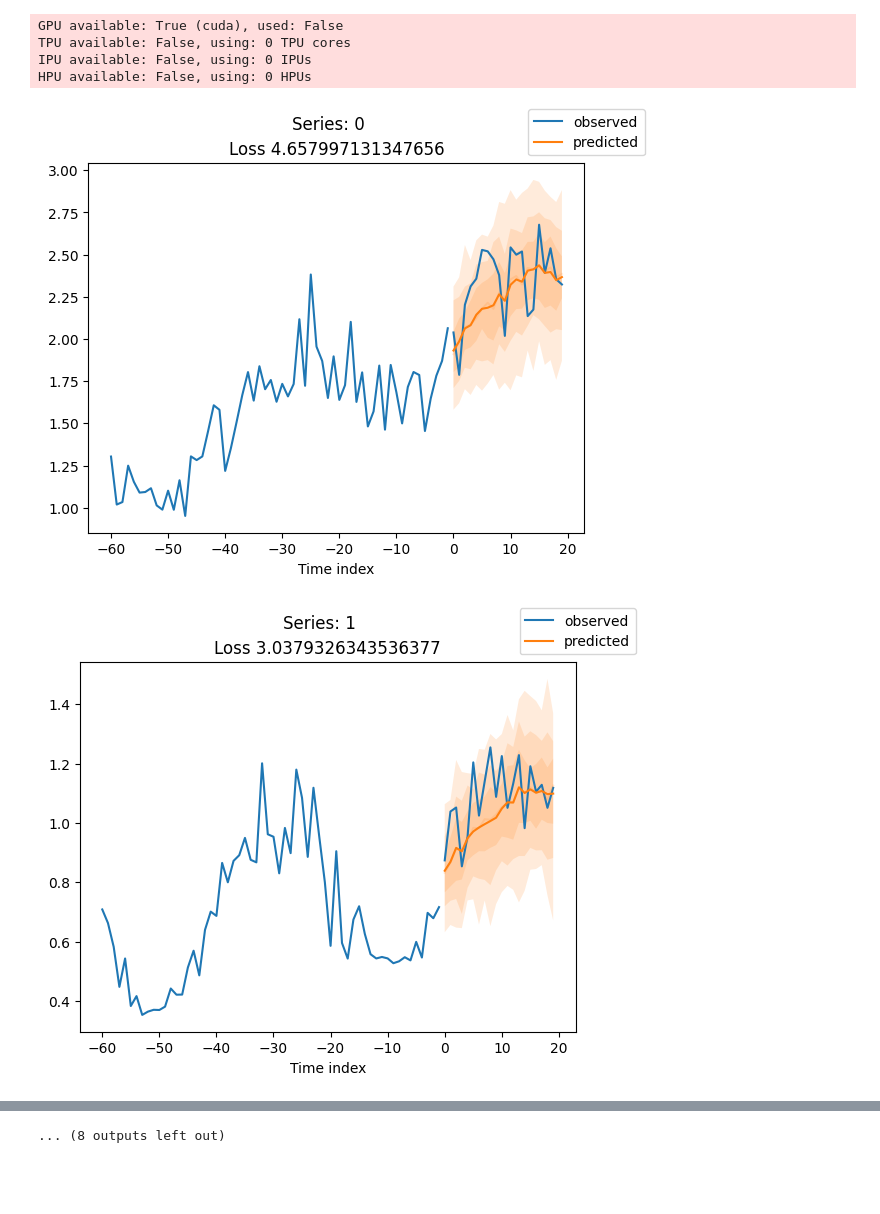
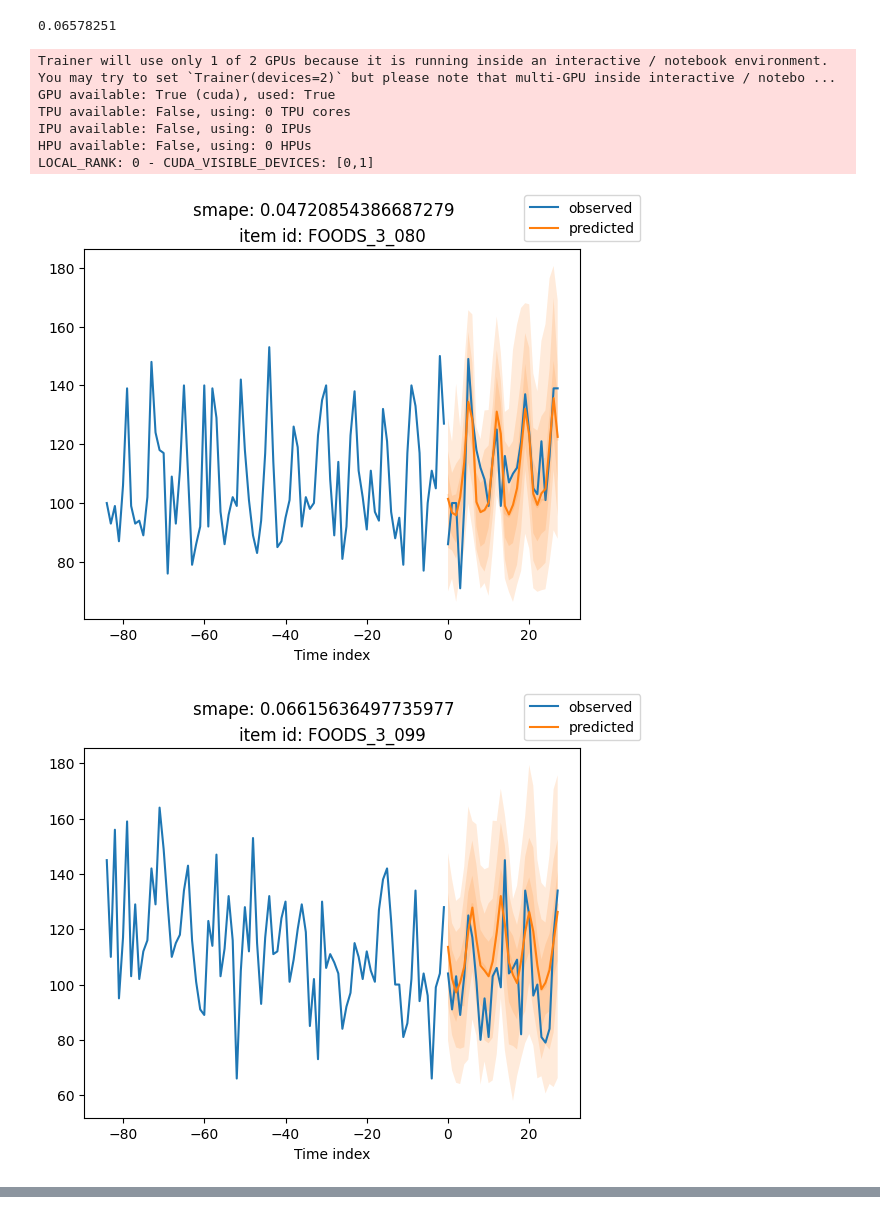
Before and after one commit to raymondlam19/m5_kedro_mlflow, a Jupyter notebook: notebooks/deepar.ipynb, the cells around one changed output, grey strips where cells are left out. Drawn from its saved outputs; the diff is of its cells as text; code cells hidden in the pictures; blank space fills up the shorter version.

Commit message:
trained the deepar with eval names only. DeepAR valid smape: 6.58% which is better than LGBM (6.87%)

```diff
--- a/notebooks/deepar.ipynb
+++ b/notebooks/deepar.ipynb
@@ -151,13 +220,13 @@ tensor(0.5462)
 pl.seed_everything(42)
 import pytorch_forecasting as ptf
 
-trainer = pl.Trainer(accelerator="cpu", gradient_clip_val=1e-1)
+trainer = pl.Trainer(accelerator="gpu", gradient_clip_val=1e-1)
 net = DeepAR.from_dataset(
-    training,
-    learning_rate=3e-2,
+    train_dataset,
+    learning_rate=1e-2,
     hidden_size=30,
     rnn_layers=2,
-    loss=MultivariateNormalDistributionLoss(rank=30),
+    loss=NormalDistributionLoss(),   #MultivariateNormalDistributionLoss(rank=30),   # for DEEPVAR
     optimizer="Adam",
 )
 # %% [output]
@@ -174,9 +244,8 @@ res = Tuner(trainer).lr_find(
     net,
     train_dataloaders=train_dataloader,
     val_dataloaders=val_dataloader,
-    min_lr=1e-5,
-    max_lr=1e0,
-    early_stop_threshold=100,
+    min_lr=1e-4,
+    max_lr=1e-1
 )
 print(f"suggested learning rate: {res.suggestion()}")
 fig = res.plot(show=True, suggest=True)
@@ -199,19 +269,10 @@ trainer = pl.Trainer(
     callbacks=[early_stop_callback],
     limit_train_batches=50,
     enable_checkpointing=True,
+    default_root_dir=f'{HOME_PATH}/notebooks/saved/model/'
 )
 
-
-net = DeepAR.from_dataset(
-    training,
-    learning_rate=1e-2,
-    log_interval=10,
-    log_val_interval=1,
-    hidden_size=30,
-    rnn_layers=2,
-    optimizer="Adam",
-    loss=MultivariateNormalDistributionLoss(rank=30),
-)
+# net.hparams.learning_rate = 0.01
 
 trainer.fit(
     net,
@@ -254,17 +322,24 @@ tensor(0.2645)
+# %%
+Metric.smape(predictions.y[0].cpu().numpy(), predictions.output.cpu().numpy())
+# %% [output]
+0.06578251
 # %%
 raw_predictions = net.predict(
-    val_dataloader, mode="raw", return_x=True, n_samples=100, trainer_kwargs=dict(accelerator="cpu")
+    val_dataloader, mode="raw", return_x=True, n_samples=100, trainer_kwargs=dict(accelerator="gpu")
 )
 # %% [output]
-GPU available: True (cuda), used: False
+Trainer will use only 1 of 2 GPUs because it is running inside an interactive / notebook environment. You may try to set `Trainer(devices=2)` but please note that multi-GPU inside interactive / notebo ...
+GPU available: True (cuda), used: True
 TPU available: False, using: 0 TPU cores
 IPU available: False, using: 0 IPUs
 HPU available: False, using: 0 HPUs
+LOCAL_RANK: 0 - CUDA_VISIBLE_DEVICES: [0,1]
 # %%
-series = validation.x_to_index(raw_predictions.x)["series"]
-for idx in range(20):  # plot 10 examples
-    best_model.plot_prediction(raw_predictions.x, raw_predictions.output, idx=idx, add_loss_to_title=True)
-    plt.suptitle(f"Series: {series.iloc[idx]}")
+item_id = val_dataset.x_to_index(raw_predictions.x)["item_id"]
+for idx in range(10):  # plot 10 examples
+    best_model.plot_prediction(raw_predictions.x, raw_predictions.output, idx=idx, add_loss_to_title=False)
+    plt.title(f"item id: {item_id.iloc[idx]}")
+    plt.suptitle(f"smape: {Metric.smape(predictions.y[0][idx].cpu().numpy(), predictions.output[idx].cpu().numpy())}")
 # %% [output]
-[figure, old version]
+[figure, new version]
-[figure, old version]
+[figure, new version]
@@ -281,2 +354 @@ for idx in range(20):  # plot 10 examples
-... (8 outputs left out)
 # %%
```
Also changed, not shown: parts of 30 cells of this notebook.
